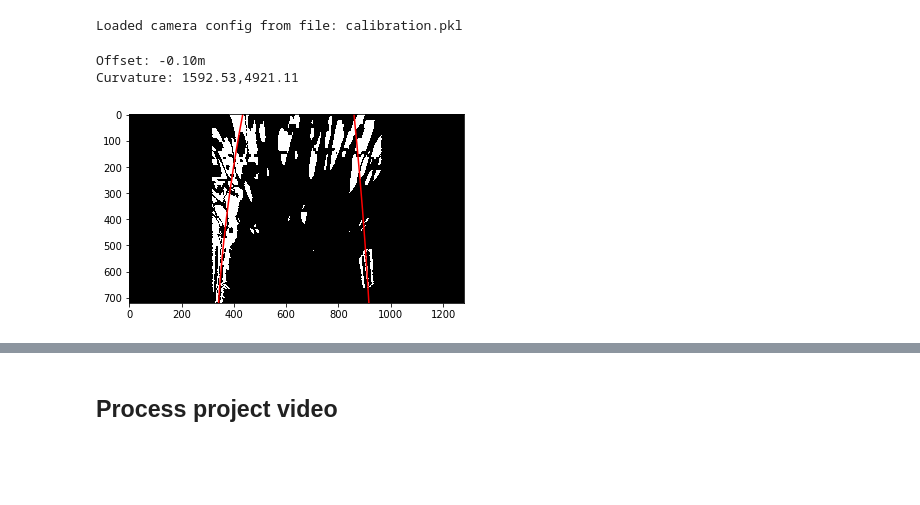
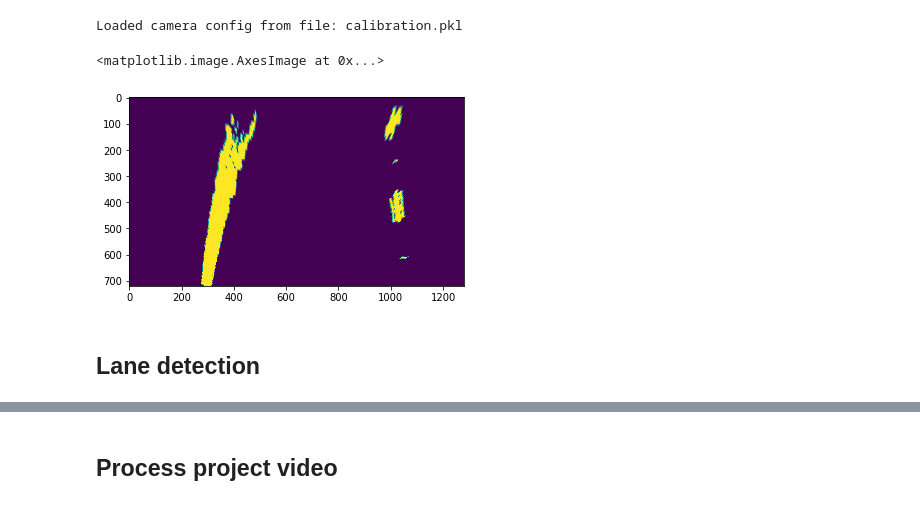
Before and after one commit to rummanwaqar/CarND-Advanced-Lane-Lines, a Jupyter notebook: Advance Lane Finding.ipynb, the cells around one changed output, grey strips where cells are left out. Cells and saved outputs as stored; diff of their text form; code cells hidden in the pictures; blank space fills up the shorter version.

```diff
--- a/Advance Lane Finding.ipynb
+++ b/Advance Lane Finding.ipynb
@@ -48,33 +40,2 @@ M, M_inv = preprocessing.get_prespective_transform(roi_src, roi_dst)
 # %% [output]
 Loaded camera config from file: calibration.pkl
-# %%
-img = mpimg.imread(test_images[1])
-# undistort
-dst = cal.undistort(img)
-# create binary mask
-_,_,mask = preprocessing.gradient_mask(img, settings, 'and')
-# roi
-roi = preprocessing.roi(mask, roi_src)
-# warp image
-warped = preprocessing.warp_image(roi, M)
-
-# lane detection
-leftx, lefty, rightx, righty, leftx_base, rightx_base = LaneDetection.find_lane_pixels(warped, nwindows=9, margin=100, minpix=50)
-
-# meters per pixels
-xm = 3.7/(rightx_base-leftx_base)
-ym = 30/720
-
-left_fit = Line.fit_polynomial(leftx, lefty)
-right_fit = Line.fit_polynomial(rightx, righty)
-left_curvature = Line.measure_curvature(690*ym, Line.cvt_line_to_meters(left_fit, xm, ym))
-right_curvature = Line.measure_curvature(690*ym, Line.cvt_line_to_meters(right_fit, xm, ym))
-midpoint = (((leftx_base+rightx_base)/2)-img.shape[1]/2)*xm
-# %%
-plot_ploy_lines(warped, left_fit, right_fit)
-print('Offset: {:.2f}m'.format(midpoint))
-print('Curvature: {:.2f},{:.2f}'.format(left_curvature, right_curvature))
-# %% [output]
-Offset: -0.10m
-Curvature: 1592.53,4921.11
-[figure, removed]
@@ -80,0 +62,7 @@ Curvature: 1592.53,4921.11
+# %%
+plt.imshow(process_img(mpimg.imread(test_images[0])))
+# %% [output]
+<matplotlib.image.AxesImage at 0x...>
+[figure, added]
+# %% [markdown]
+## Lane detection
```
Also changed, not shown: parts of 18 cells of this notebook, 4 other files.
